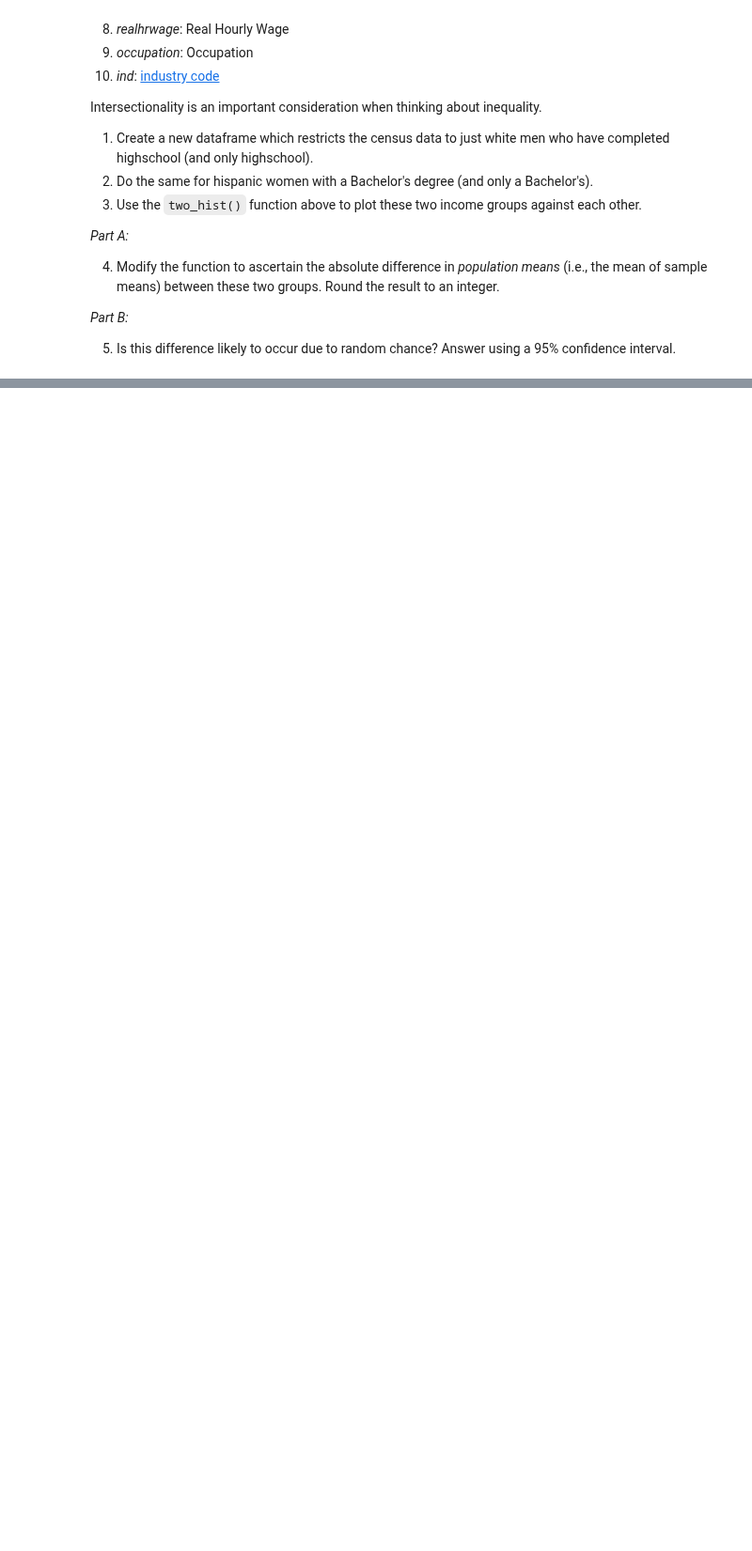
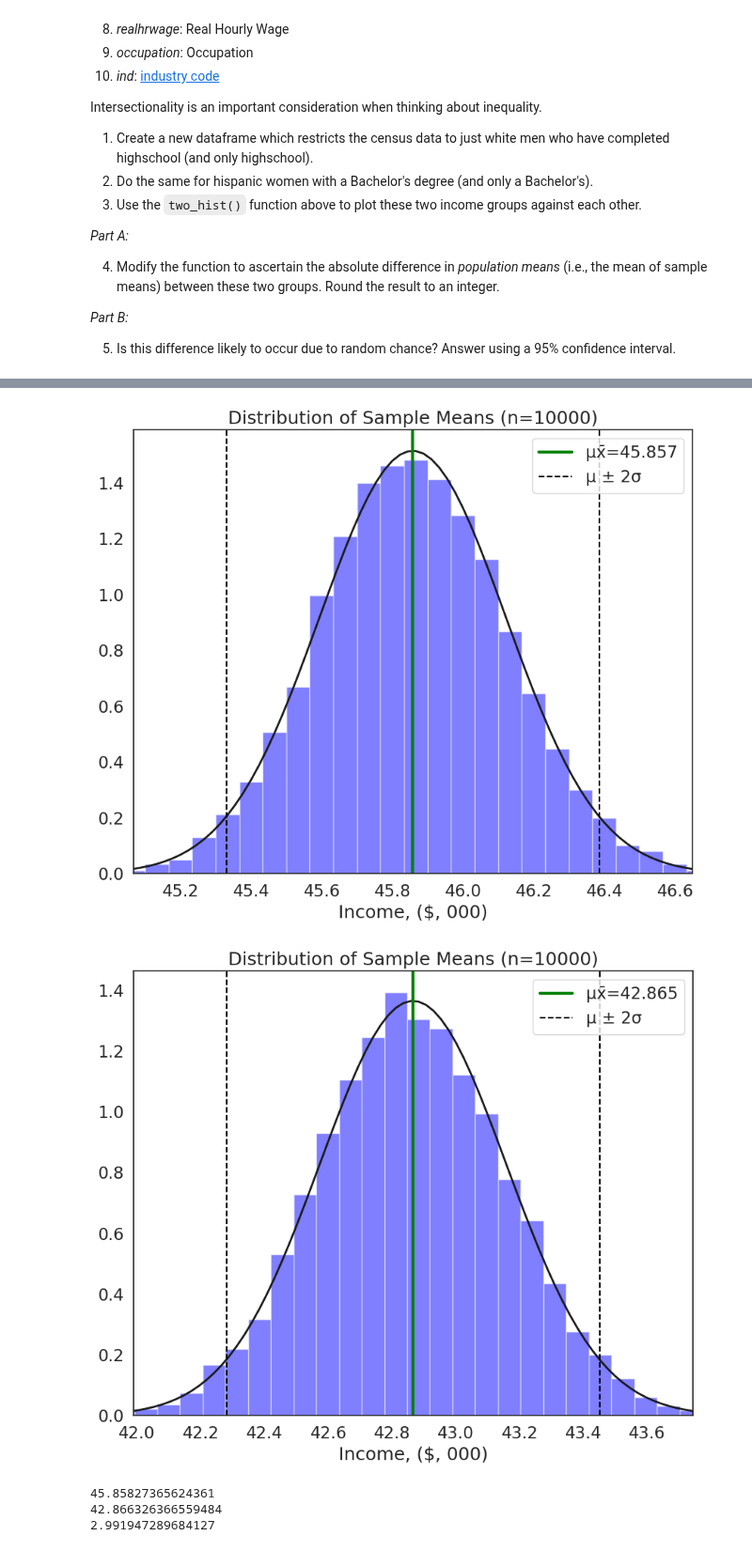
Before and after one commit to YIQISHENG/QM2, a Jupyter notebook: notebooks/W5_Distributions_and_Basic_Statistics.ipynb, the cells around one changed output, grey strips where cells are left out. Shown at 94% size. Drawn from its saved outputs; the diff is of its cells as text; code cells hidden in the pictures; blank space fills up the shorter version.

```diff
--- a/notebooks/W5_Distributions_and_Basic_Statistics.ipynb
+++ b/notebooks/W5_Distributions_and_Basic_Statistics.ipynb
@@ -540,0 +551,12 @@ Intersectionality is an important consideration when thinking about inequality.
+# %%
+plot_sample_means(highschool_men, xlab='Income, ($, 000)', sample_size=10000)
+plot_sample_means(hispanic_women, xlab='Income, ($, 000)', sample_size=10000)
+print(highschool_men.mean())
+print(hispanic_women.mean())
+print(abs(highschool_men.mean()-hispanic_women.mean()))
+# %% [output]
+[figure, added]
+[figure, added]
+45.85827365624361
+42.866326366559484
+2.991947289684127
```
Also changed, not shown: parts of 18 cells of this notebook.
